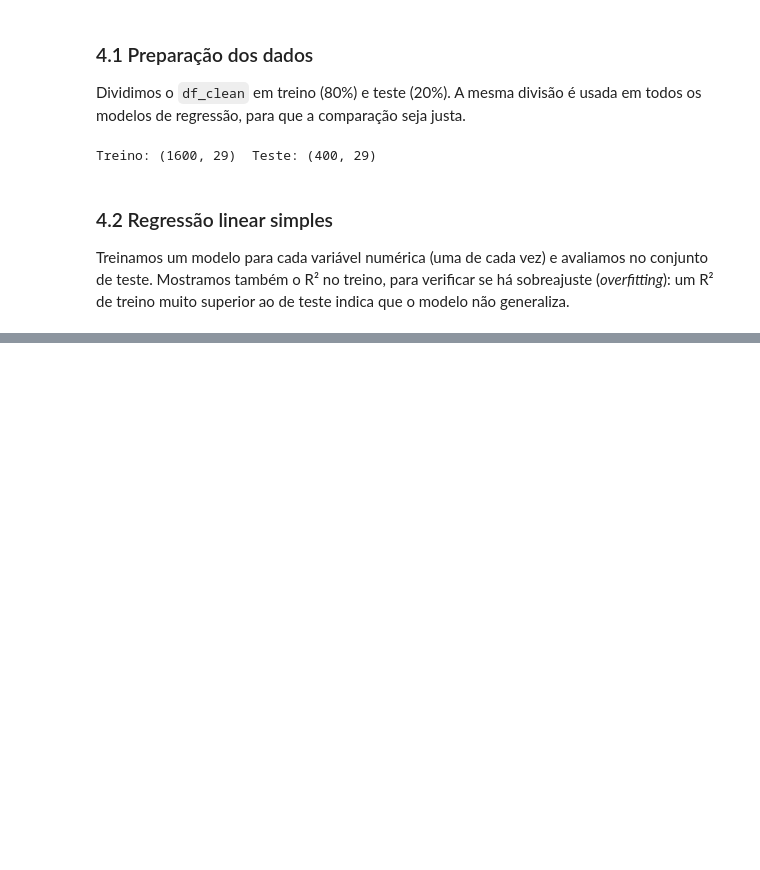
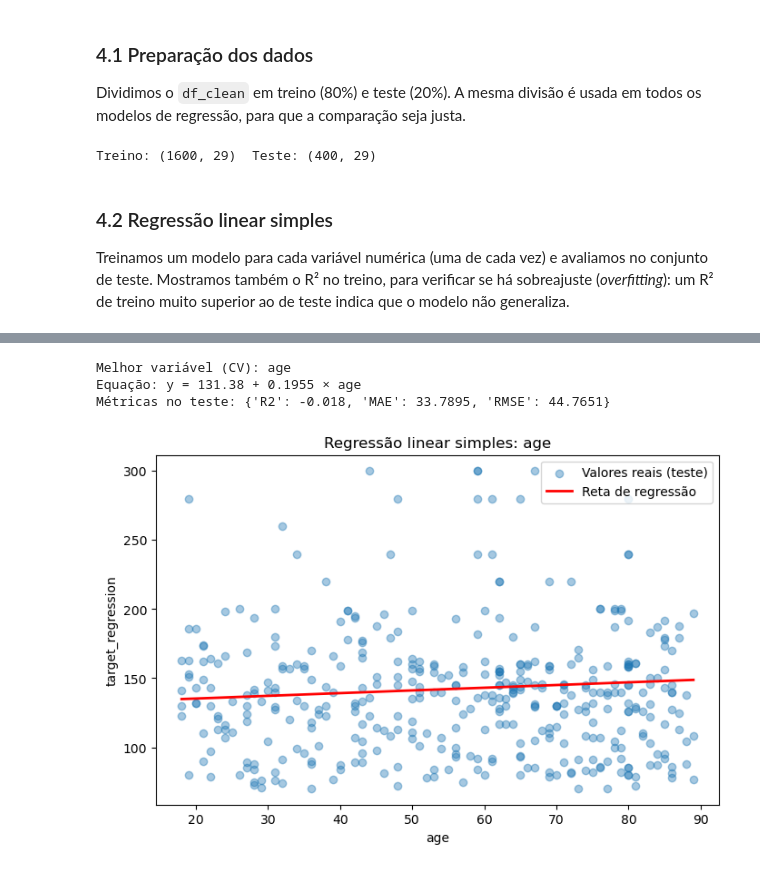
Before and after one commit to 1231478-Ellah-Fleischmann/APRAU-PROJETO, a Jupyter notebook: notebooks/APRAU_EFG_M1A_1231478_1230806.ipynb, the cells around one changed output, grey strips where cells are left out. Drawn from its saved outputs; the diff is of its cells as text; code cells hidden in the pictures; blank space fills up the shorter version.

Commit message:
regressão linear simples

```diff
--- a/notebooks/APRAU_EFG_M1A_1231478_1230806.ipynb
+++ b/notebooks/APRAU_EFG_M1A_1231478_1230806.ipynb
@@ -531,0 +571,12 @@ Treinamos um modelo para cada variável numérica (uma de cada vez) e avaliamos
+# %%
+from sklearn.model_selection import cross_val_score, KFold
+
+kf = KFold(n_splits=5, shuffle=True, random_state=SEED)
+
+cv_simples = {}
+for col in num_cols_clean:
+    scores = cross_val_score(LinearRegression(), X_train[[col]], y_train, cv=kf, scoring='r2')
+    cv_simples[col] = {'R2_CV_media': scores.mean(), 'R2_CV_desvio': scores.std()}
+
+res_cv_simples = pd.DataFrame(cv_simples).T.sort_values('R2_CV_media', ascending=False)
+res_cv_simples.round(4)
@@ -531,0 +602,25 @@ Treinamos um modelo para cada variável numérica (uma de cada vez) e avaliamos
+# %%
+melhor_var = res_cv_simples.index[0]
+print("Melhor variável (CV):", melhor_var)
+
+modelo_simples = LinearRegression().fit(X_train[[melhor_var]], y_train)
+y_prev_simples = modelo_simples.predict(X_test[[melhor_var]])
+
+print(f"Equação: y = {modelo_simples.intercept_:.2f} + {modelo_simples.coef_[0]:.4f} × {melhor_var}")
+print("Métricas no teste:", {k: round(v, 4) for k, v in avaliar(y_test, y_prev_simples).items()})
+
+# Gráfico: pontos reais + reta do modelo
+plt.figure(figsize=(8, 5))
+plt.scatter(X_test[melhor_var], y_test, alpha=0.4, label='Valores reais (teste)')
+ordem = X_test[melhor_var].sort_values()
+plt.plot(ordem, modelo_simples.predict(ordem.to_frame()), color='red', linewidth=2, label='Reta de regressão')
+plt.xlabel(melhor_var)
+plt.ylabel('target_regression')
+plt.title(f'Regressão linear simples: {melhor_var}')
+plt.legend()
+plt.show()
+# %% [output]
+Melhor variável (CV): age
+Equação: y = 131.38 + 0.1955 × age
+Métricas no teste: {'R2': -0.018, 'MAE': 33.7895, 'RMSE': 44.7651}
+[figure, added]
```
Also changed, not shown: parts of 3 cells of this notebook.
